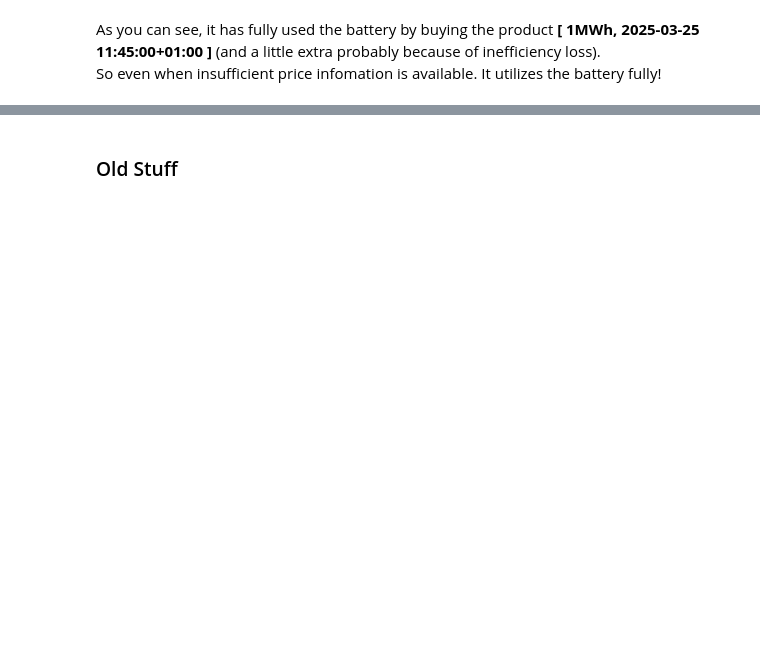
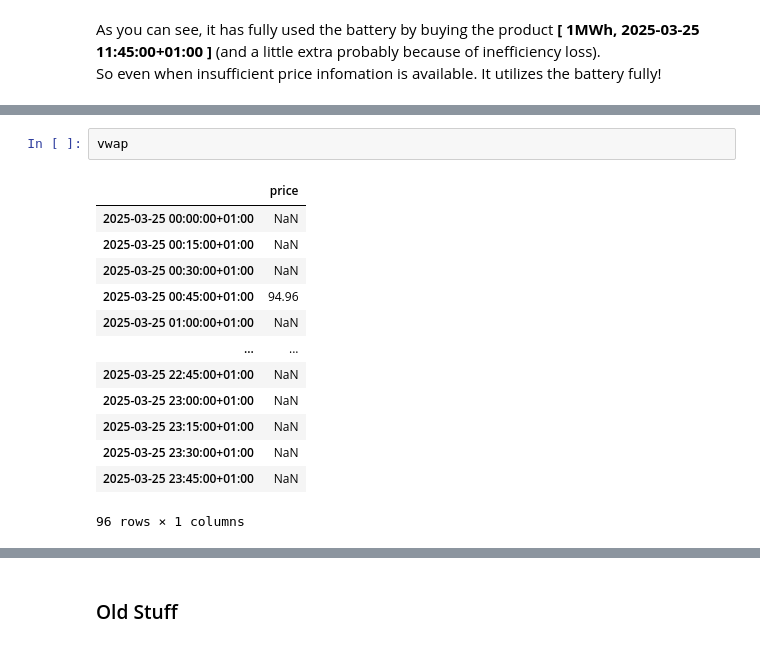
Before and after one commit to ub1999/Rolling-Intrinsic-BESS-Intraday-Trading, a Jupyter notebook: Code/Rolling Intrinsic/Rollingintrinsic_test.ipynb, the cells around one changed output, grey strips where cells are left out. Drawn from its saved outputs; the diff is of its cells as text; blank space fills up the shorter version.

```diff
--- a/Code/Rolling Intrinsic/Rollingintrinsic_test.ipynb
+++ b/Code/Rolling Intrinsic/Rollingintrinsic_test.ipynb
@@ -224,4 +241,20 @@ results
 | 2025-03-25 23:30:00+01:00 | 0.0 | 0.0 | 0.0 | 0.0 | 0.0 | 0.0 |
 | 2025-03-25 23:45:00+01:00 | 0.0 | 0.0 | 0.0 | 0.0 | 0.0 | 0.0 |
 96 rows × 6 columns
+# %%
+vwap
+# %% [output]
+|  | price |
+| 2025-03-25 00:00:00+01:00 | NaN |
+| 2025-03-25 00:15:00+01:00 | NaN |
+| 2025-03-25 00:30:00+01:00 | NaN |
+| 2025-03-25 00:45:00+01:00 | 94.96 |
+| 2025-03-25 01:00:00+01:00 | NaN |
+| ... | ... |
+| 2025-03-25 22:45:00+01:00 | NaN |
+| 2025-03-25 23:00:00+01:00 | NaN |
+| 2025-03-25 23:15:00+01:00 | NaN |
+| 2025-03-25 23:30:00+01:00 | NaN |
+| 2025-03-25 23:45:00+01:00 | NaN |
+96 rows × 1 columns
 # %%
```
Also changed, not shown: parts of 8 cells of this notebook.
